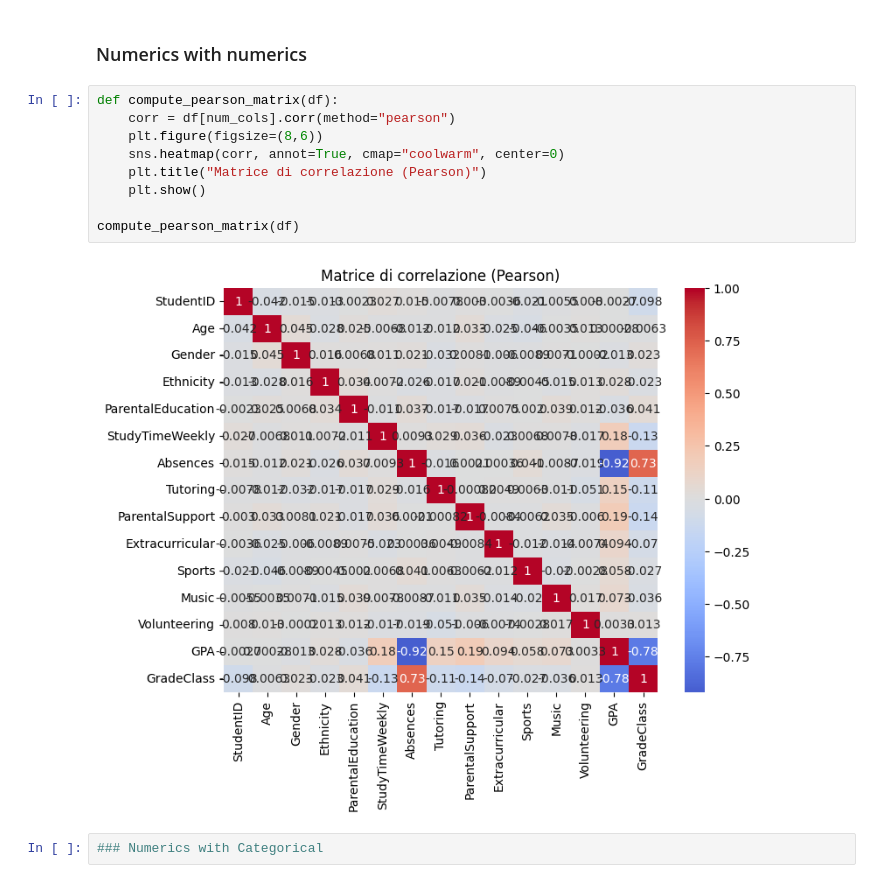
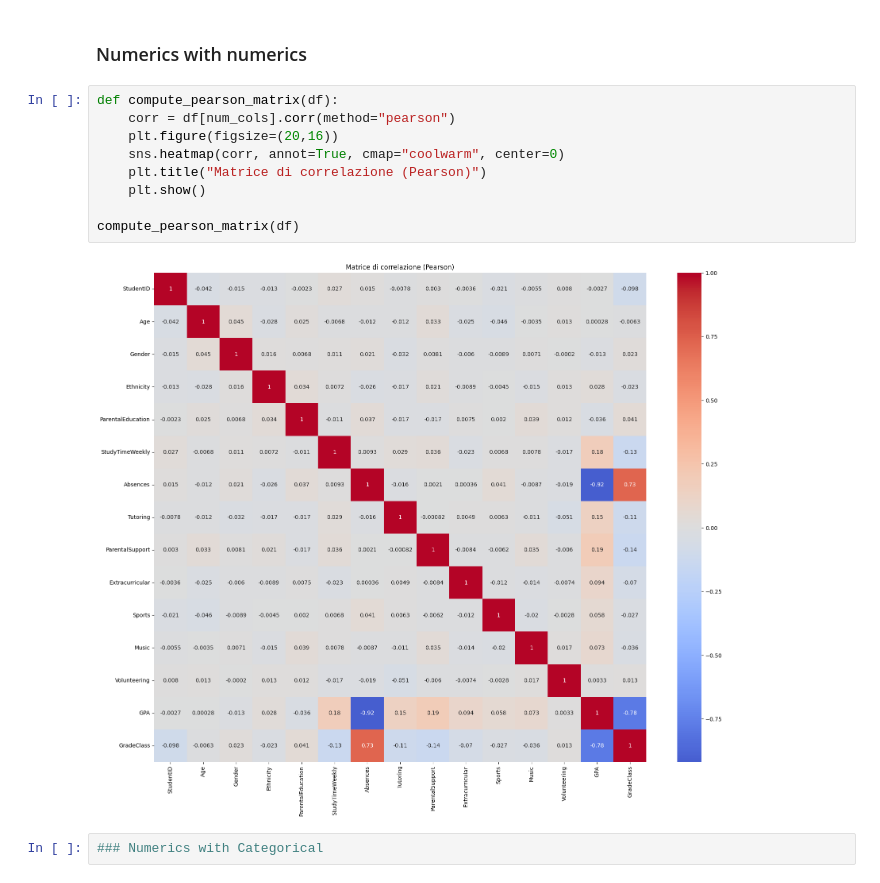
Before and after one commit to annasetzu/ProgettoDiGruppo21Agosto, a Jupyter notebook: main.ipynb, the cells around one changed output. Saved outputs shown, nothing was run; the diff lists cells and outputs as text.

```diff
--- a/main.ipynb
+++ b/main.ipynb
@@ -185,14 +185,14 @@ plot_frequency(df)
 # %%
 def compute_pearson_matrix(df):
     corr = df[num_cols].corr(method="pearson")
-    plt.figure(figsize=(8,6))
+    plt.figure(figsize=(20,16))
     sns.heatmap(corr, annot=True, cmap="coolwarm", center=0)
     plt.title("Matrice di correlazione (Pearson)")
     plt.show()
 
 compute_pearson_matrix(df)
 # %% [output]
-[figure, old version]
+[figure, new version]
 # %%
 ### Numerics with Categorical
 # %%
```
